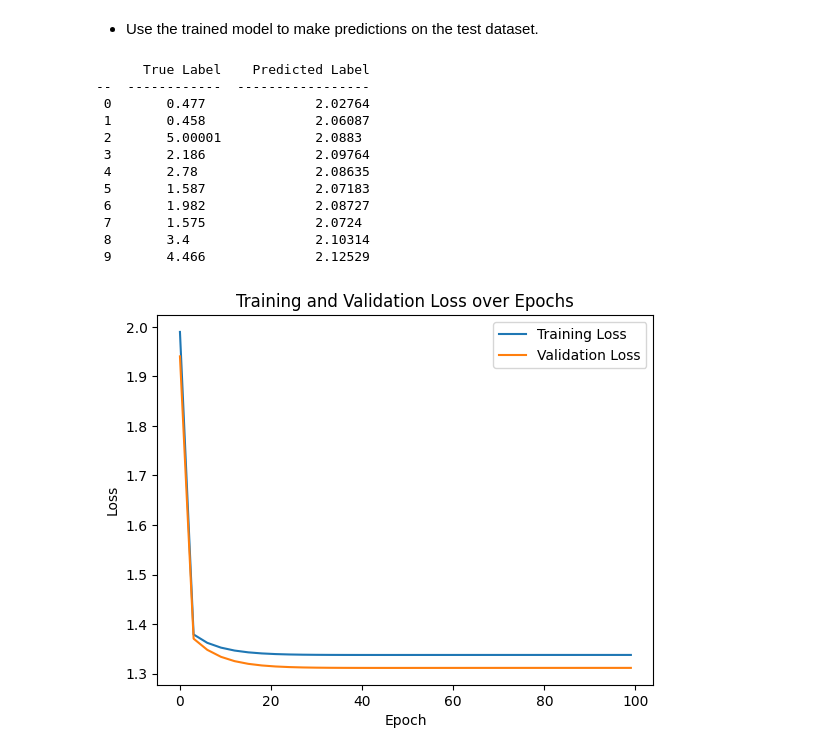
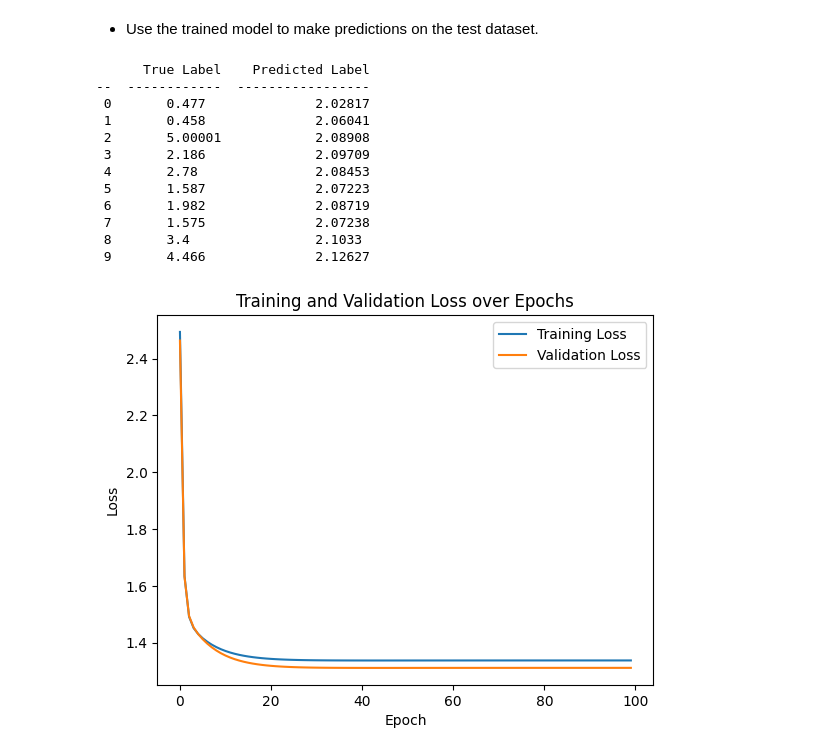
Before and after one commit to PaolaMaribel18/hands-on-2023A, a Jupyter notebook: notebooks/07_linearRegression_tf.ipynb, the cells around one changed output. Drawn from its saved outputs; the diff is of its cells as text; code cells hidden in the pictures.

```diff
--- a/notebooks/07_linearRegression_tf.ipynb
+++ b/notebooks/07_linearRegression_tf.ipynb
@@ -70,7 +96,7 @@ X_train, X_test, y_train, y_test = train_test_split(X_normalized, y, test_size=0
 # %%
 nf=X_train.shape[1]
 X_placeholder = tf.placeholder(shape=(None, nf), dtype=tf.float32)
-y_placeholder = tf.placeholder(shape=(None,), dtype=tf.float32)
+y_placeholder = tf.placeholder(shape=(None), dtype=tf.float32)
 # %% [markdown]
 * Create variables for the model's weights (W) and bias (b).
 # %%
@@ -104,31 +130,26 @@ batch_size = 32
 train_loss_history = []
 val_loss_history = []
 
+#Initialize TensorFlow session.
 init = tf.global_variables_initializer()
 
-#Initialize TensorFlow session.
 with tf.Session() as sess:
     sess.run(init)
 
     for epoch in range(num_epochs):
-        num_batches = len(X_train) // batch_size
+        for i in range(0, len(X_train), batch_size):
+            X_batch = X_train[i:i+batch_size]
+            y_batch = y_train[i:i+batch_size]
 
-        for batch in range(num_batches):
-            start = batch * batch_size
-            end = (batch + 1) * batch_size
-
-            X_batch = X_train[start:end]
-            y_batch = y_train[start:end]
             #For each epoch, iterate through the training dataset and update the model's parameters using the optimizer.
             sess.run(train_op, feed_dict={X_placeholder: X_batch, y_placeholder: y_batch})
 
-
+        train_loss = sess.run(loss, feed_dict={X_placeholder: X_train, y_placeholder: y_train})
+        val_loss = sess.run(loss, feed_dict={X_placeholder: X_test, y_placeholder: y_test})
+        train_loss_history.append(train_loss)
+        val_loss_history.append(val_loss)
+        #Print the training loss at regular intervals.
         if epoch % 1.5 == 0:
-            train_loss = sess.run(loss, feed_dict={X_placeholder: X_train, y_placeholder: y_train})
-            val_loss = sess.run(loss, feed_dict={X_placeholder: X_test, y_placeholder: y_test})
-            train_loss_history.append(train_loss)
-            val_loss_history.append(val_loss)
-            #Print the training loss at regular intervals.
             print(f'Epoch {epoch}: Training Loss = {train_loss:.4f}, Validation Loss = {val_loss:.4f}')
 
     y_pred_test = sess.run(y_pred, feed_dict={X_placeholder: X_test})
@@ -180,27 +201,27 @@ print(tabulate(results_table, headers='keys'))
 # %% [output]
       True Label    Predicted Label
 --  ------------  -----------------
- 0       0.477              2.02764
- 1       0.458              2.06087
- 2       5.00001            2.0883
- 3       2.186              2.09764
- 4       2.78               2.08635
- 5       1.587              2.07183
- 6       1.982              2.08727
- 7       1.575              2.0724
- 8       3.4                2.10314
- 9       4.466              2.12529
+ 0       0.477              2.02817
+ 1       0.458              2.06041
+ 2       5.00001            2.08908
+ 3       2.186              2.09709
+ 4       2.78               2.08453
+ 5       1.587              2.07223
+ 6       1.982              2.08719
+ 7       1.575              2.07238
+ 8       3.4                2.1033
+ 9       4.466              2.12627
 # %%
 # Plot the training loss
 import matplotlib.pyplot as plt
 
-epochs = range(0, num_epochs, 3)
+epochs = range(0, num_epochs, 1)
 plt.plot(epochs, train_loss_history, label='Training Loss')
 plt.plot(epochs, val_loss_history, label='Validation Loss')
 plt.xlabel('Epoch')
 plt.ylabel('Loss')
 plt.title('Training and Validation Loss over Epochs')
 plt.legend()
 plt.show()
 # %% [output]
-[figure, old version]
+[figure, new version]
```
Also changed, not shown: parts of 5 cells of this notebook.
